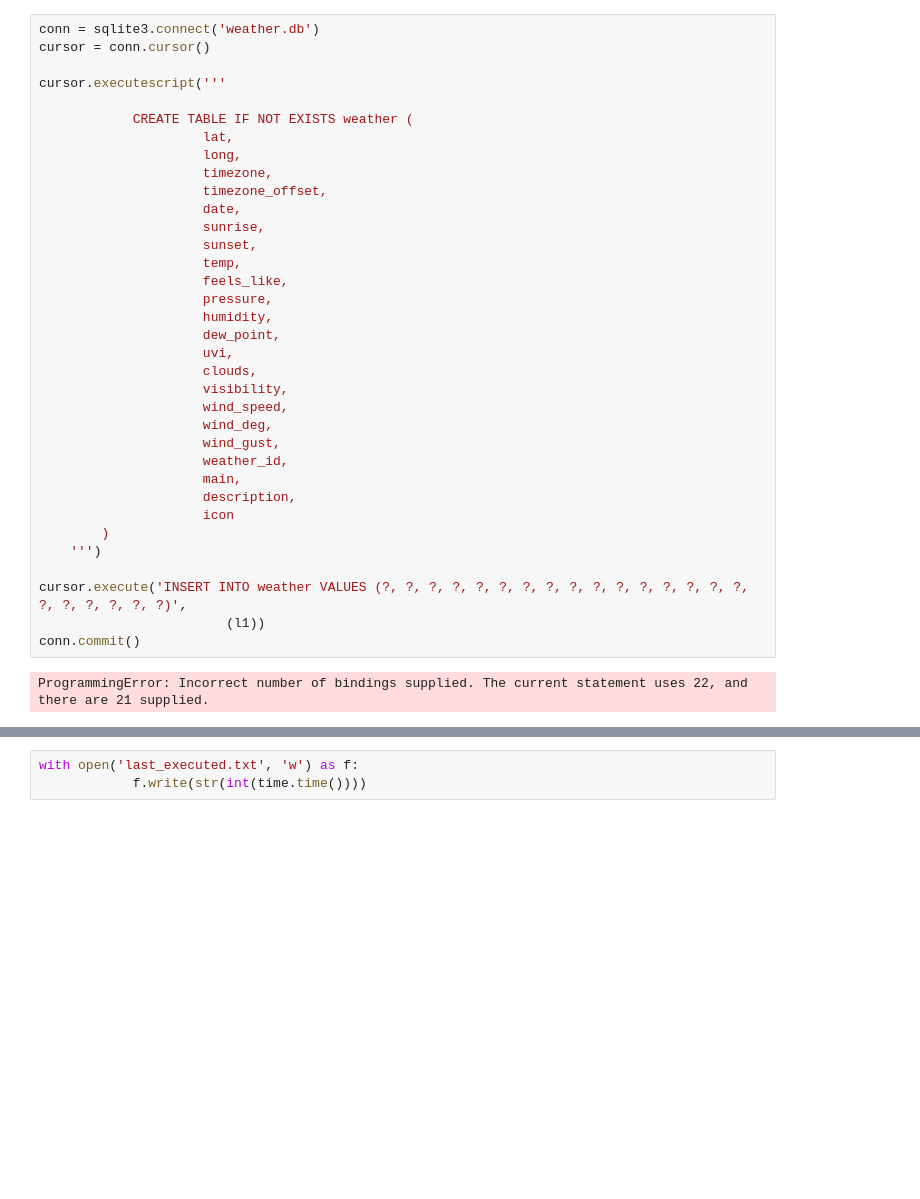
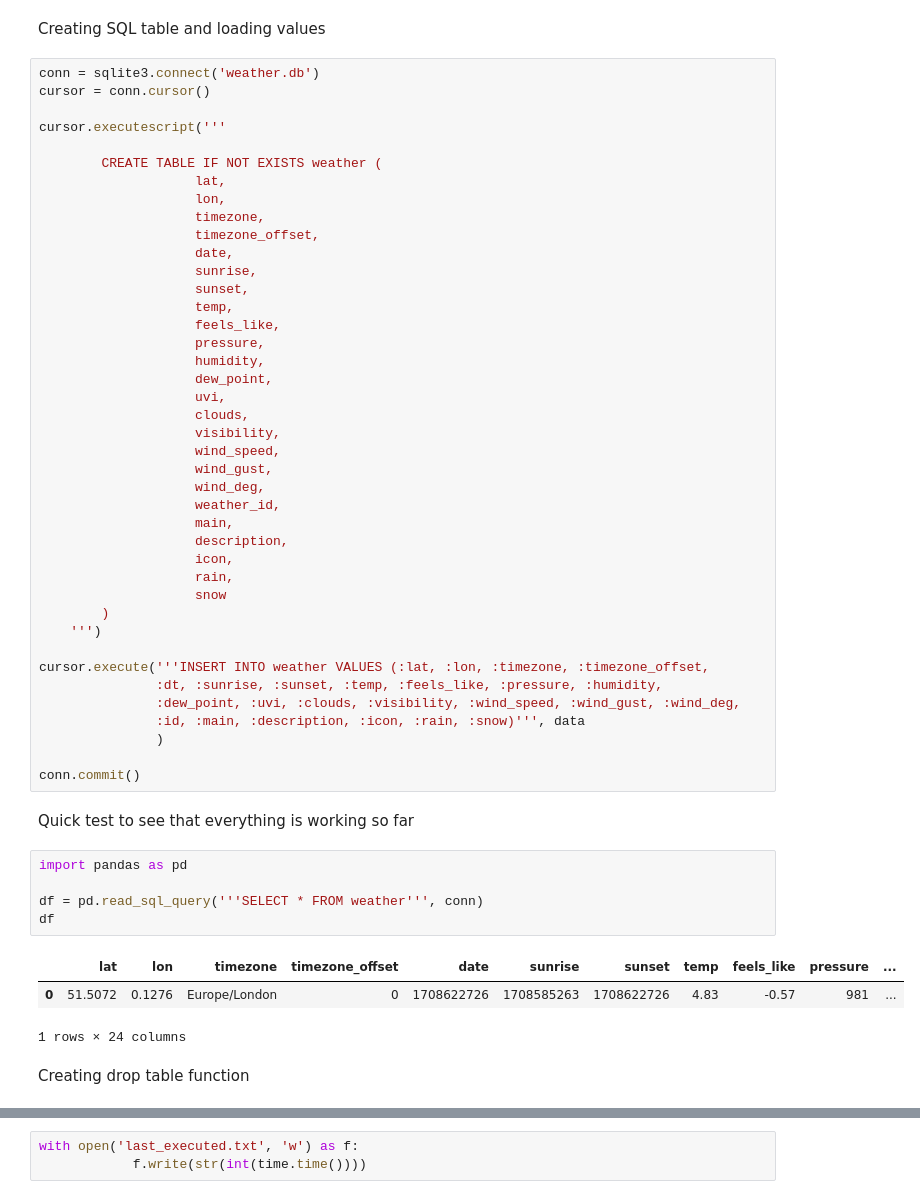
Before and after one commit to Jackleept/Weather, a Jupyter notebook: scratch.ipynb, the cells around one changed output, grey strips where cells are left out. Cells and saved outputs as stored; diff of their text form; blank space fills up the shorter version.

Commit message:
SQL error fixes, all code working

```diff
--- a/scratch.ipynb
+++ b/scratch.ipynb
@@ -95,39 +180,58 @@ l1
+# %% [markdown]
+Creating SQL table and loading values
 # %%
 conn = sqlite3.connect('weather.db')
 cursor = conn.cursor()
 
 cursor.executescript('''
 
-            CREATE TABLE IF NOT EXISTS weather (
-                     lat,
-                     long,
-                     timezone,
-                     timezone_offset,
-                     date,
-                     sunrise,
-                     sunset,
-                     temp,
-                     feels_like,
-                     pressure,
-                     humidity,
-                     dew_point,
-                     uvi,
-                     clouds,
-                     visibility,
-                     wind_speed,
-                     wind_deg,
-                     wind_gust,
-                     weather_id,
-                     main,
-                     description,
-                     icon
+        CREATE TABLE IF NOT EXISTS weather (
+                    lat,
+                    lon,
+                    timezone,
+                    timezone_offset,
+                    date,
+                    sunrise,
+                    sunset,
+                    temp,
+                    feels_like,
+                    pressure,
+                    humidity,
+                    dew_point,
+                    uvi,
+                    clouds,
+                    visibility,
+                    wind_speed,
+                    wind_gust,
+                    wind_deg,
+                    weather_id,
+                    main,
+                    description,
+                    icon,
+                    rain,
+                    snow
         )
     ''')
 
-cursor.execute('INSERT INTO weather VALUES (?, ?, ?, ?, ?, ?, ?, ?, ?, ?, ?, ?, ?, ?, ?, ?, ?, ?, ?, ?, ?, ?)',
-                        (l1))
+cursor.execute('''INSERT INTO weather VALUES (:lat, :lon, :timezone, :timezone_offset,
+               :dt, :sunrise, :sunset, :temp, :feels_like, :pressure, :humidity,
+               :dew_point, :uvi, :clouds, :visibility, :wind_speed, :wind_gust, :wind_deg,
+               :id, :main, :description, :icon, :rain, :snow)''', data
+               )
+
 conn.commit()
-# %% [output]
-ProgrammingError: Incorrect number of bindings supplied. The current statement uses 22, and there are 21 supplied.
+# %% [markdown]
+Quick test to see that everything is working so far
+# %%
+import pandas as pd
+
+df = pd.read_sql_query('''SELECT * FROM weather''', conn)
+df
+# %% [output]
+|  | lat | lon | timezone | timezone_offset | date | sunrise | sunset | temp | feels_like | pressure | ... |
+| 0 | 51.5072 | 0.1276 | Europe/London | 0 | 1708622726 | 1708585263 | 1708622726 | 4.83 | -0.57 | 981 | ... |
+1 rows × 24 columns
+# %% [markdown]
+Creating drop table function
 # %%
 def drop_table():
```
Also changed, not shown: parts of 22 cells of this notebook, 2 other files.
